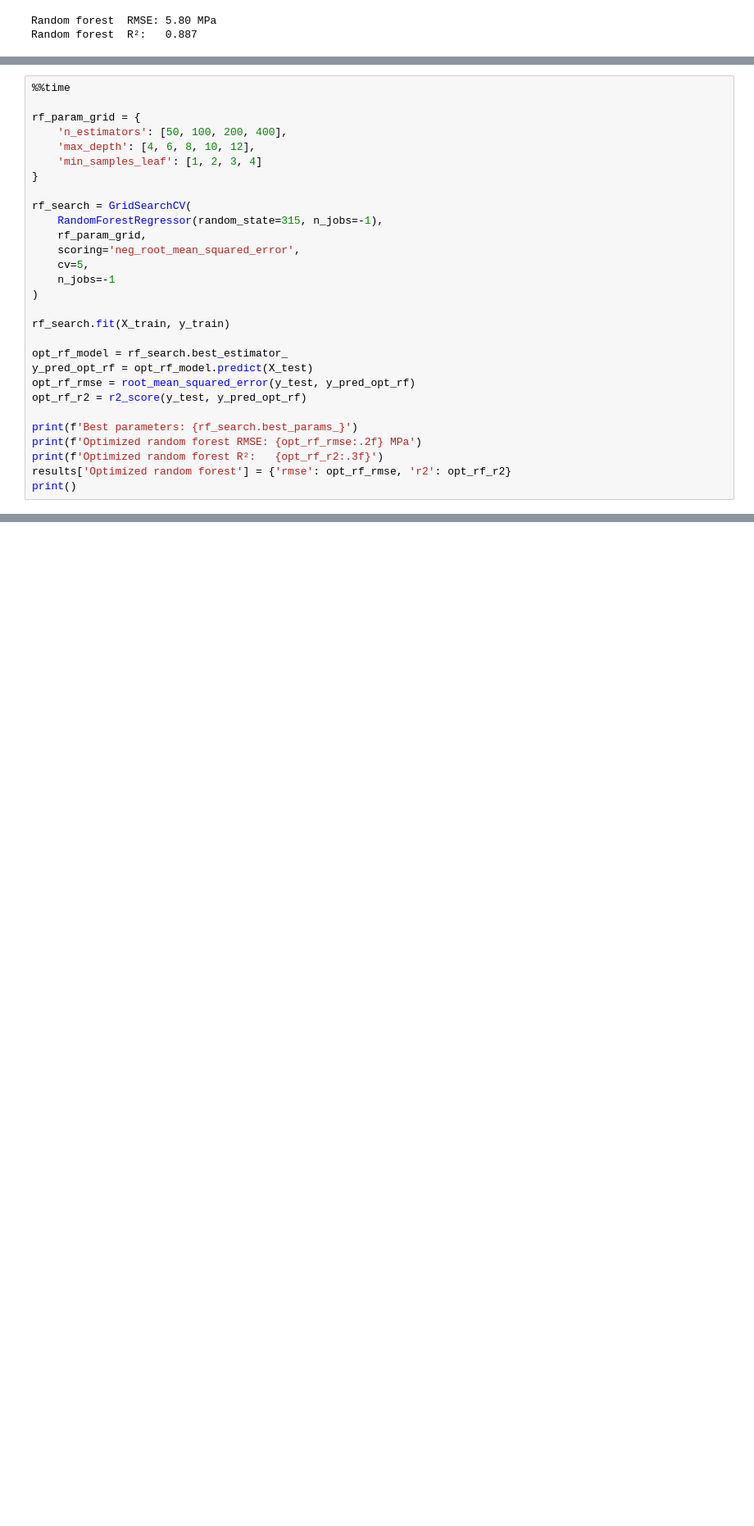
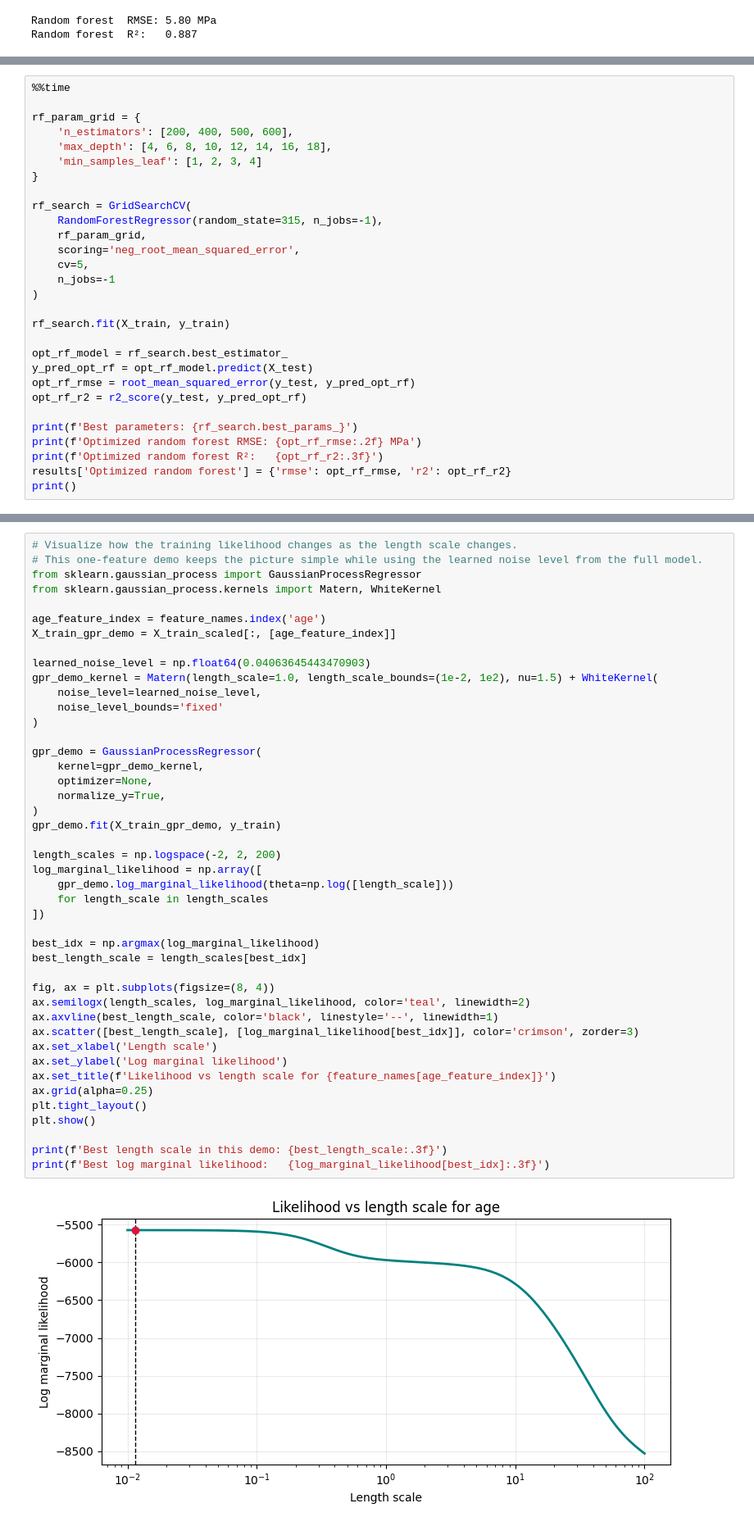
Before and after one commit to gperdrizet/fullstack-2605, a Jupyter notebook: unit-3/lesson-19/lesson-19-demo-models.ipynb, the cells around one changed output, grey strips where cells are left out. Shown at 82% size. Cells and saved outputs as stored; diff of their text form; blank space fills up the shorter version.

Commit message:
Added sklearn pipeline examples, updated model descriptions

```diff
--- a/unit-3/lesson-19/lesson-19-demo-models.ipynb
+++ b/unit-3/lesson-19/lesson-19-demo-models.ipynb
@@ -383,8 +483,8 @@ Here we tune a random forest with cross-validation and keep the best setting.
 %%time
 
 rf_param_grid = {
-    'n_estimators': [50, 100, 200, 400],
-    'max_depth': [4, 6, 8, 10, 12],
+    'n_estimators': [200, 400, 500, 600],
+    'max_depth': [4, 6, 8, 10, 12, 14, 16, 18],
     'min_samples_leaf': [1, 2, 3, 4]
 }
 
@@ -592,0 +670,46 @@ Where:
+# %%
+# Visualize how the training likelihood changes as the length scale changes.
+# This one-feature demo keeps the picture simple while using the learned noise level from the full model.
+from sklearn.gaussian_process import GaussianProcessRegressor
+from sklearn.gaussian_process.kernels import Matern, WhiteKernel
+
+age_feature_index = feature_names.index('age')
+X_train_gpr_demo = X_train_scaled[:, [age_feature_index]]
+
+learned_noise_level = np.float64(0.04063645443470903)
+gpr_demo_kernel = Matern(length_scale=1.0, length_scale_bounds=(1e-2, 1e2), nu=1.5) + WhiteKernel(
+    noise_level=learned_noise_level,
+    noise_level_bounds='fixed'
+)
+
+gpr_demo = GaussianProcessRegressor(
+    kernel=gpr_demo_kernel,
+    optimizer=None,
+    normalize_y=True,
+)
+gpr_demo.fit(X_train_gpr_demo, y_train)
+
+length_scales = np.logspace(-2, 2, 200)
+log_marginal_likelihood = np.array([
+    gpr_demo.log_marginal_likelihood(theta=np.log([length_scale]))
+    for length_scale in length_scales
+])
+
+best_idx = np.argmax(log_marginal_likelihood)
+best_length_scale = length_scales[best_idx]
+
+fig, ax = plt.subplots(figsize=(8, 4))
+ax.semilogx(length_scales, log_marginal_likelihood, color='teal', linewidth=2)
+ax.axvline(best_length_scale, color='black', linestyle='--', linewidth=1)
+ax.scatter([best_length_scale], [log_marginal_likelihood[best_idx]], color='crimson', zorder=3)
+ax.set_xlabel('Length scale')
+ax.set_ylabel('Log marginal likelihood')
+ax.set_title(f'Likelihood vs length scale for {feature_names[age_feature_index]}')
+ax.grid(alpha=0.25)
+plt.tight_layout()
+plt.show()
+
+print(f'Best length scale in this demo: {best_length_scale:.3f}')
+print(f'Best log marginal likelihood:   {log_marginal_likelihood[best_idx]:.3f}')
+# %% [output]
+[figure, added]
```
Also changed, not shown: parts of 28 cells of this notebook.
